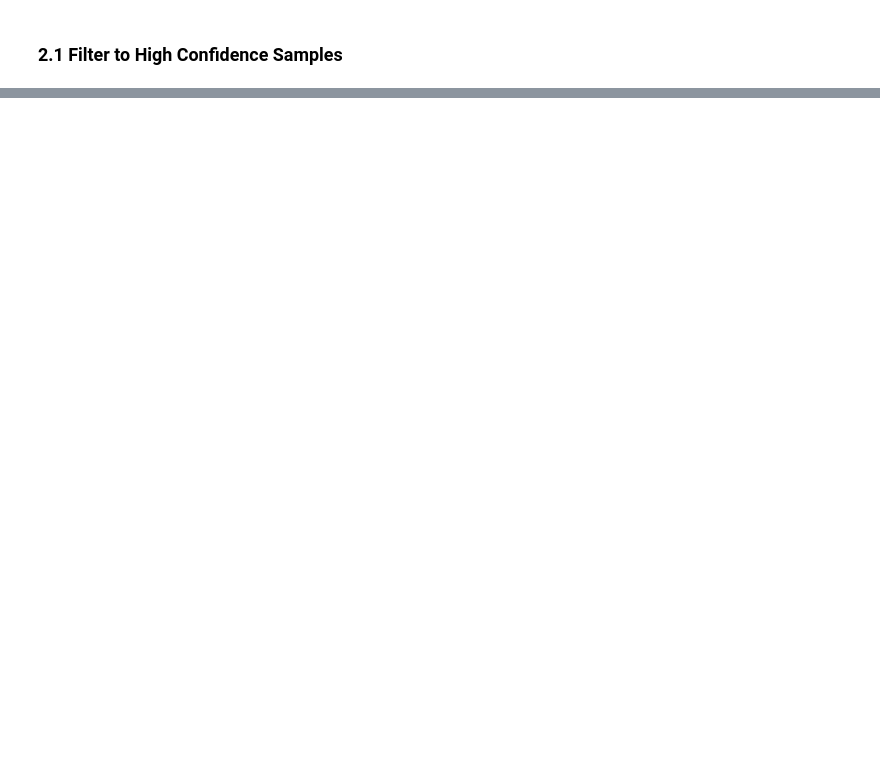
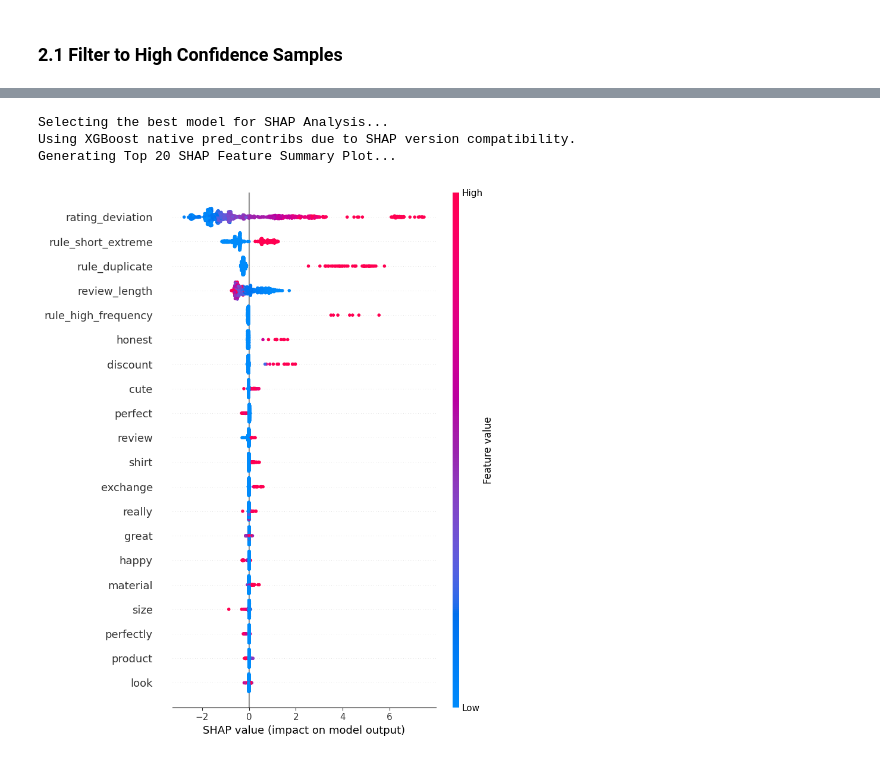
Before and after one commit to YashasviJadav03/Context_Aware_Trust_Scoring_Recommendation, a Jupyter notebook: notebooks/09_unified_classifier_comparison.ipynb, the cells around one changed output, grey strips where cells are left out. Drawn from its saved outputs; the diff is of its cells as text; code cells hidden in the pictures; blank space fills up the shorter version.

```diff
--- a/notebooks/09_unified_classifier_comparison.ipynb
+++ b/notebooks/09_unified_classifier_comparison.ipynb
@@ -540,0 +262,16 @@ TN = 101137, FP = 4588, FN = 863, TP = 19298
+# %%
+# Determine Best Model
+best_model_row = results_df.loc[results_df['Test_F1'].idxmax()]
+best_model_name = best_model_row['Model']
+
+print("=== BEST MODEL SUGGESTION ===")
+print(f"The best performing model is {best_model_name} with a Test F1 Score of {best_model_row['Test_F1']:.4f}.")
+print("\nReasoning:")
+print("We prioritize Test F1 Score because our dataset is imbalanced and we want a balance between Precision and Recall on unseen data.")
+print(f"Train vs Test Performance for {best_model_name}:")
+print(f"- Train F1: {best_model_row['Train_F1']:.4f}")
+print(f"- Test F1: {best_model_row['Test_F1']:.4f}")
+if best_model_row['Train_F1'] - best_model_row['Test_F1'] > 0.05:
+    print("Note: The model exhibits some overfitting (difference > 0.05 between Train and Test F1).")
+else:
+    print("The model generalizes well with minimal overfitting.")
@@ -540,0 +343,54 @@ TN = 101137, FP = 4588, FN = 863, TP = 19298
+# %%
+import shap
+import matplotlib.pyplot as plt
+
+print("Selecting the best model for SHAP Analysis...")
+best_model = models.get(best_model_name)
+
+# Sample a subset of the test data for SHAP computation efficiency (1000 samples)
+np.random.seed(42)
+sample_size = min(1000, X_test.shape[0])
+sample_idx = np.random.choice(X_test.shape[0], sample_size, replace=False)
+X_test_sample = X_test.tocsr()[sample_idx]
+y_test_sample = y_test.iloc[sample_idx]
+
+# Defining Feature Names
+tfidf_feature_names = tfidf.get_feature_names_out().tolist()
+num_feature_names = [
+    "review_length",
+    "rating_deviation",
+    "rule_duplicate",
+    "rule_high_frequency",
+    "rule_short_extreme",
+    "rule_rating_deviation"
+]
+all_feature_names = tfidf_feature_names + num_feature_names
+
+if best_model_name in ["Decision Tree", "Random Forest"]:
+    print(f"Using TreeExplainer on {best_model_name}")
+    explainer = shap.TreeExplainer(best_model)
+    shap_values = explainer.shap_values(X_test_sample)
+elif best_model_name == "XGBoost":
+    print(f"Using XGBoost native pred_contribs due to SHAP version compatibility.")
+    import xgboost as xgb
+    dtest = xgb.DMatrix(X_test_sample)
+    # This bypasses the SHAP explainer bug!
+    contribs = best_model.get_booster().predict(dtest, pred_contribs=True)
+    shap_values = contribs[:, :-1]
+elif best_model_name in ["Logistic Regression", "Linear SVM"]:
+    print(f"Using LinearExplainer on {best_model_name}")
+    explainer = shap.LinearExplainer(best_model, X_train, feature_names=all_feature_names)
+    shap_values = explainer.shap_values(X_test_sample)
+else:
+    print(f"Using exact Explainer on {best_model_name}")
+    explainer = shap.Explainer(best_model, X_train)
+    shap_values = explainer(X_test_sample).values
+
+print("Generating Top 20 SHAP Feature Summary Plot...")
+plt.figure(figsize=(10, 8))
+shap.summary_plot(shap_values, X_test_sample.toarray(), feature_names=all_feature_names, max_display=20)
+# %% [output]
+Selecting the best model for SHAP Analysis...
+Using XGBoost native pred_contribs due to SHAP version compatibility.
+Generating Top 20 SHAP Feature Summary Plot...
+[figure, added]
```
Also changed, not shown: parts of 43 cells of this notebook, 3 other files.
